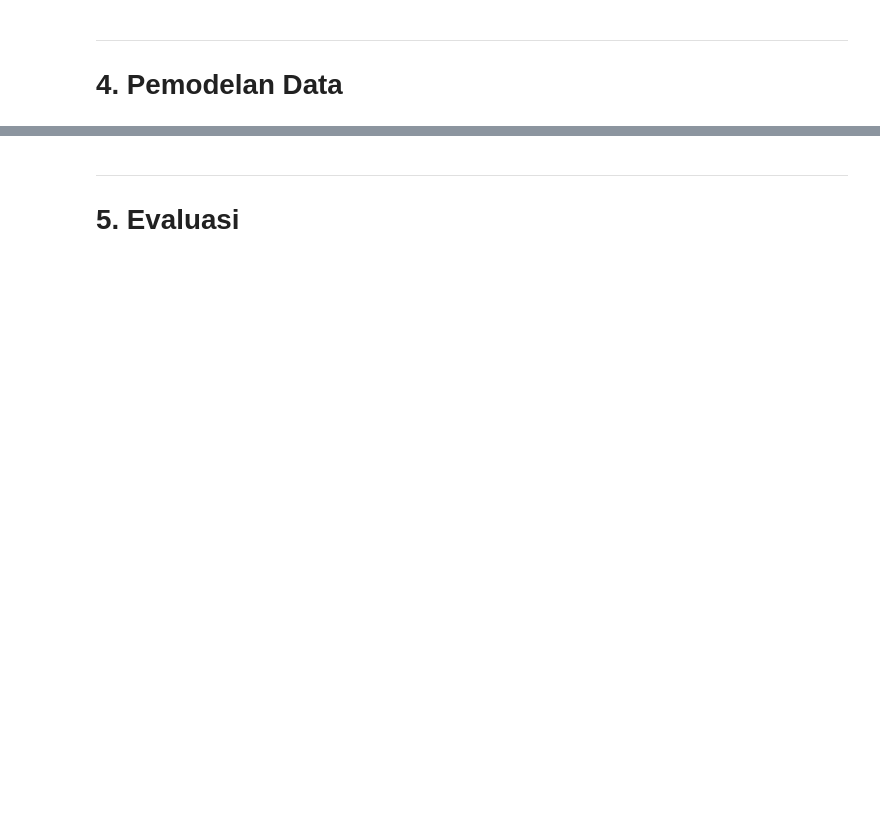
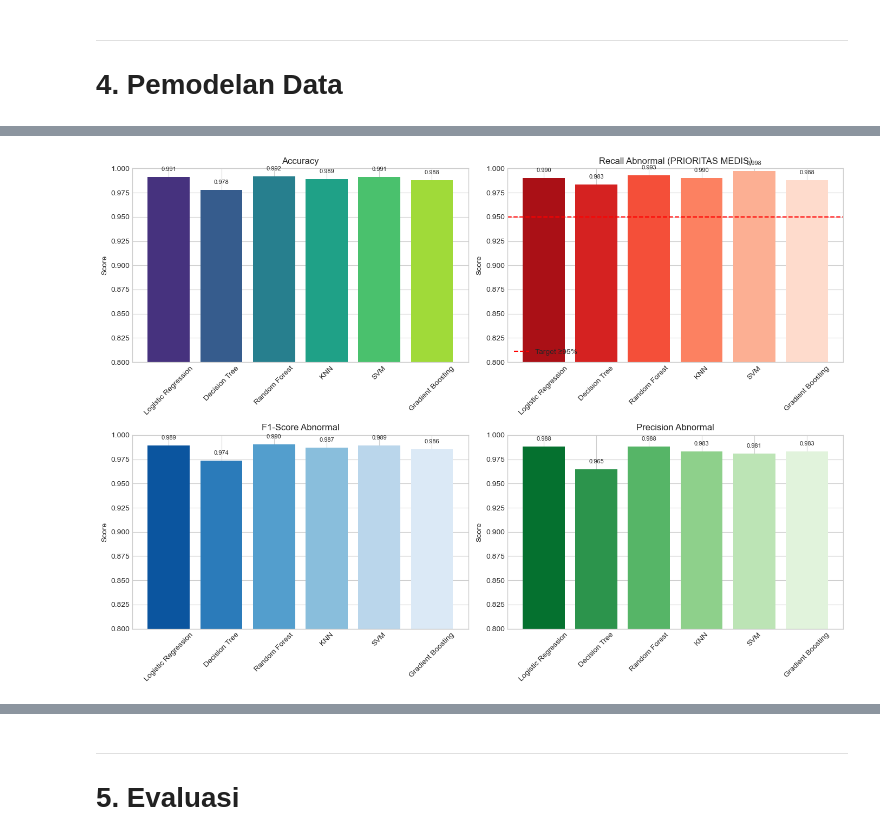
Before and after one commit to AchmadLutfi196/PSD, a Jupyter notebook: PSD/_build/jupyter_execute/ECG5000_CRISP_DM.ipynb, the cells around one changed output, grey strips where cells are left out. Cells and saved outputs as stored; diff of their text form; code cells hidden in the pictures; blank space fills up the shorter version.

```diff
--- a/PSD/_build/jupyter_execute/ECG5000_CRISP_DM.ipynb
+++ b/PSD/_build/jupyter_execute/ECG5000_CRISP_DM.ipynb
@@ -288,17 +433,0 @@ Gradient Boosting Accuracy: 0.9880
-# %%
-# Perbandingan akurasi model
-accuracies = {name: results[name]['accuracy'] for name in models.keys()}
-plt.figure(figsize=(12, 6))
-bars = plt.bar(accuracies.keys(), accuracies.values(), color=sns.color_palette('viridis', len(accuracies)))
-plt.title('Perbandingan Akurasi Model')
-plt.xlabel('Model')
-plt.ylabel('Akurasi')
-plt.ylim(0.8, 1.0)
-plt.xticks(rotation=45, ha='right')
-
-for bar, acc in zip(bars, accuracies.values()):
-    plt.text(bar.get_x() + bar.get_width()/2, bar.get_height() + 0.005,
-             f'{acc:.4f}', ha='center', va='bottom', fontweight='bold')
-
-plt.tight_layout()
-plt.show()
@@ -315,0 +490,61 @@ Akurasi: 0.9930
+# %%
+# Perbandingan metrik model - fokus pada metrik klinis
+metrics_comparison = pd.DataFrame({
+    'Model': list(results.keys()),
+    'Accuracy': [results[m]['accuracy'] for m in results.keys()],
+    'Recall_Abnormal': [results[m]['recall_abnormal'] for m in results.keys()],
+    'F1_Abnormal': [results[m]['f1_abnormal'] for m in results.keys()],
+    'Precision_Abnormal': [results[m]['precision_abnormal'] for m in results.keys()]
+})
+
+print('\nPerbandingan Metrik Semua Model:')
+print(metrics_comparison.to_string(index=False))
+
+# Visualisasi perbandingan metrik
+fig, axes = plt.subplots(2, 2, figsize=(14, 10))
+
+# Accuracy
+axes[0, 0].bar(metrics_comparison['Model'], metrics_comparison['Accuracy'],
+               color=sns.color_palette('viridis', len(metrics_comparison)))
+axes[0, 0].set_title('Accuracy')
+axes[0, 0].set_ylabel('Score')
+axes[0, 0].set_ylim(0.8, 1.0)
+axes[0, 0].tick_params(axis='x', rotation=45)
+for i, v in enumerate(metrics_comparison['Accuracy']):
+    axes[0, 0].text(i, v + 0.005, f'{v:.3f}', ha='center', va='bottom', fontsize=8)
+
+# Recall Abnormal (PALING PENTING untuk medis)
+axes[0, 1].bar(metrics_comparison['Model'], metrics_comparison['Recall_Abnormal'],
+               color=sns.color_palette('Reds_r', len(metrics_comparison)))
+axes[0, 1].set_title('Recall Abnormal (PRIORITAS MEDIS)')
+axes[0, 1].set_ylabel('Score')
+axes[0, 1].set_ylim(0.8, 1.0)
+axes[0, 1].tick_params(axis='x', rotation=45)
+axes[0, 1].axhline(y=0.95, color='red', linestyle='--', label='Target ≥95%')
+axes[0, 1].legend()
+for i, v in enumerate(metrics_comparison['Recall_Abnormal']):
+    axes[0, 1].text(i, v + 0.005, f'{v:.3f}', ha='center', va='bottom', fontsize=8)
+
+# F1-Score Abnormal
+axes[1, 0].bar(metrics_comparison['Model'], metrics_comparison['F1_Abnormal'],
+               color=sns.color_palette('Blues_r', len(metrics_comparison)))
+axes[1, 0].set_title('F1-Score Abnormal')
+axes[1, 0].set_ylabel('Score')
+axes[1, 0].set_ylim(0.8, 1.0)
+axes[1, 0].tick_params(axis='x', rotation=45)
+for i, v in enumerate(metrics_comparison['F1_Abnormal']):
+    axes[1, 0].text(i, v + 0.005, f'{v:.3f}', ha='center', va='bottom', fontsize=8)
+
+# Precision Abnormal
+axes[1, 1].bar(metrics_comparison['Model'], metrics_comparison['Precision_Abnormal'],
+               color=sns.color_palette('Greens_r', len(metrics_comparison)))
+axes[1, 1].set_title('Precision Abnormal')
+axes[1, 1].set_ylabel('Score')
+axes[1, 1].set_ylim(0.8, 1.0)
+axes[1, 1].tick_params(axis='x', rotation=45)
+for i, v in enumerate(metrics_comparison['Precision_Abnormal']):
+    axes[1, 1].text(i, v + 0.005, f'{v:.3f}', ha='center', va='bottom', fontsize=8)
+
+plt.tight_layout()
+plt.show()
+# %% [output]
@@ -315,0 +559 @@ Akurasi: 0.9930
+[figure, added]
```
Also changed, not shown: parts of 20 cells of this notebook, 19 other files.
